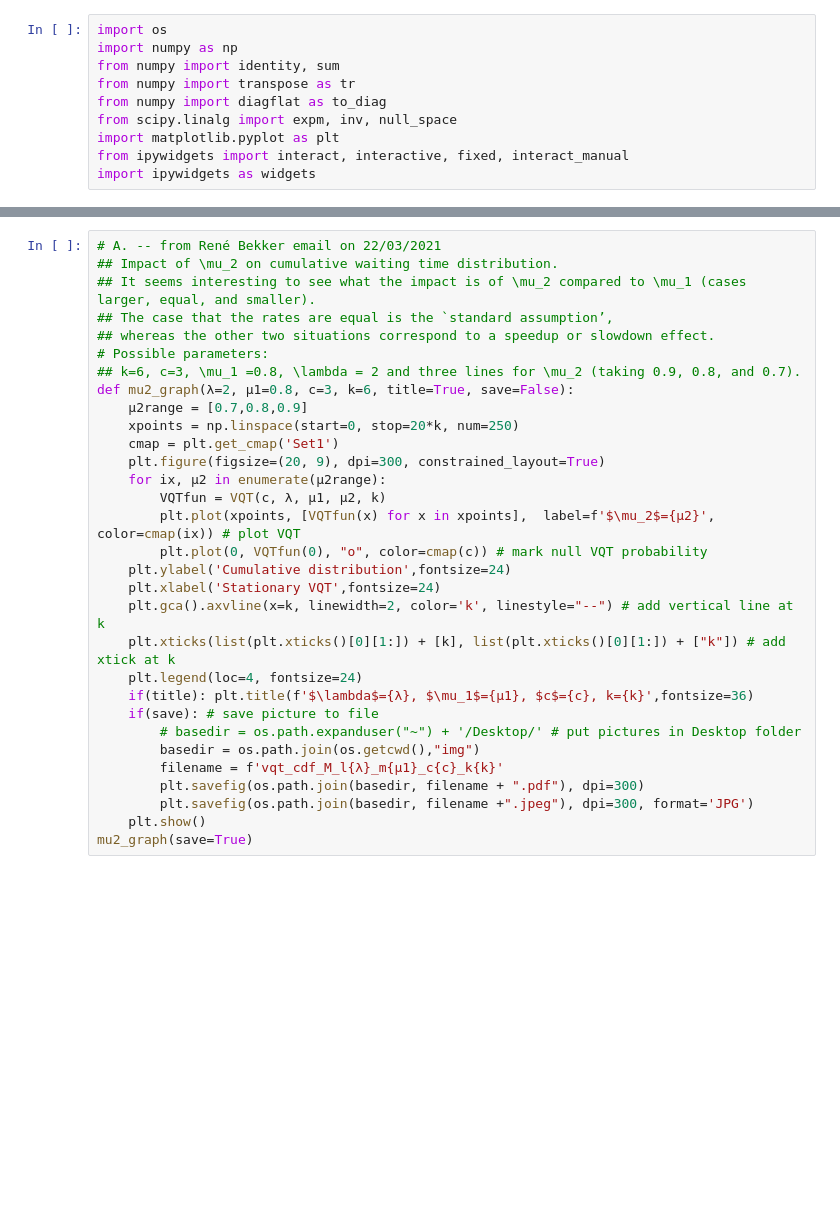
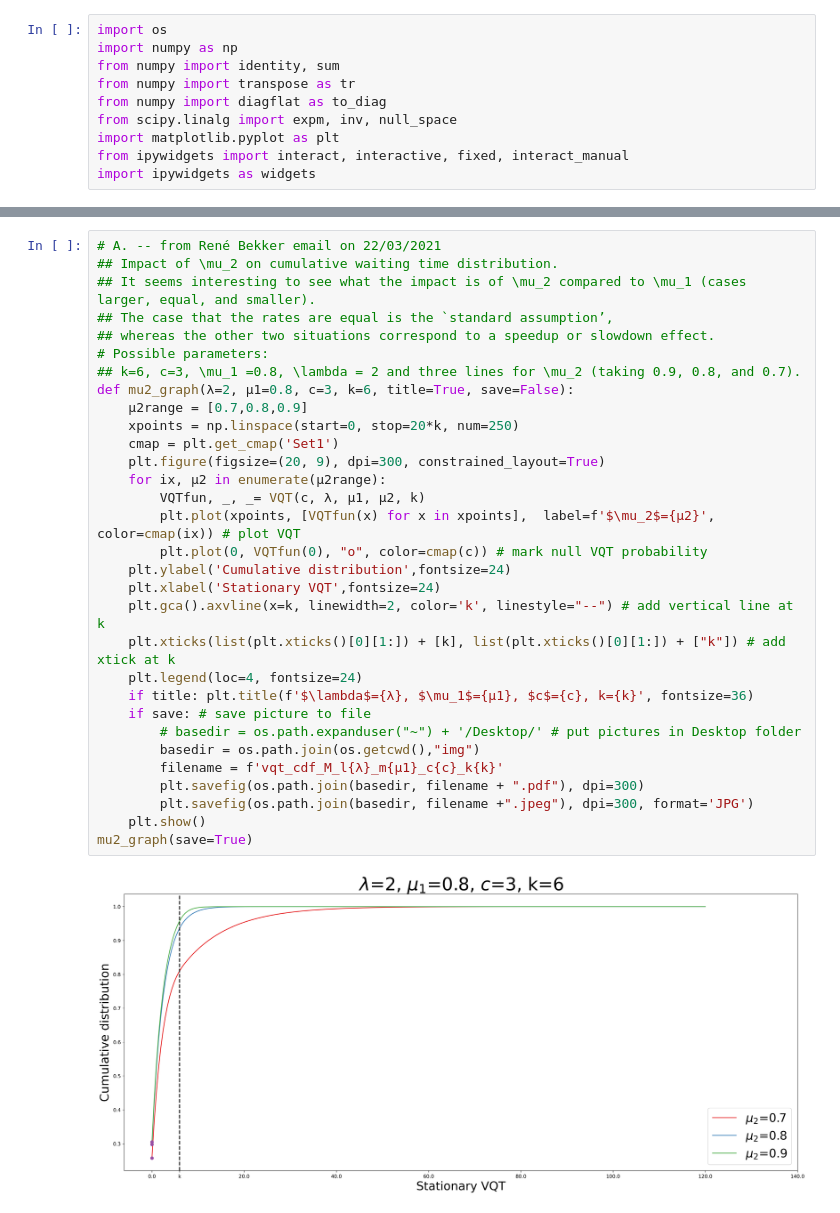
Before and after one commit to brdauria/VQTPlot, a Jupyter notebook: workload.ipynb, the cells around one changed output, grey strips where cells are left out. Cells and saved outputs as stored; diff of their text form; blank space fills up the shorter version.

Commit message:
generated mean plots

```diff
--- a/workload.ipynb
+++ b/workload.ipynb
@@ -193,34 +214,36 @@ interact(rho_graph, ρ=(0.1,0.9,0.1), μ1=(0.1,1,0.1), μ2=(0.8,2,0.1), k=(0.1,1
 # %%
 # A. -- from René Bekker email on 22/03/2021
 ## Impact of \mu_2 on cumulative waiting time distribution.
 ## It seems interesting to see what the impact is of \mu_2 compared to \mu_1 (cases larger, equal, and smaller).
 ## The case that the rates are equal is the `standard assumption’,
 ## whereas the other two situations correspond to a speedup or slowdown effect.
 # Possible parameters:
 ## k=6, c=3, \mu_1 =0.8, \lambda = 2 and three lines for \mu_2 (taking 0.9, 0.8, and 0.7).
 def mu2_graph(λ=2, μ1=0.8, c=3, k=6, title=True, save=False):
     μ2range = [0.7,0.8,0.9]
     xpoints = np.linspace(start=0, stop=20*k, num=250)
     cmap = plt.get_cmap('Set1')
     plt.figure(figsize=(20, 9), dpi=300, constrained_layout=True)
     for ix, μ2 in enumerate(μ2range):
-        VQTfun = VQT(c, λ, μ1, μ2, k)
+        VQTfun, _, _= VQT(c, λ, μ1, μ2, k)
         plt.plot(xpoints, [VQTfun(x) for x in xpoints],  label=f'$\mu_2$={μ2}', color=cmap(ix)) # plot VQT
         plt.plot(0, VQTfun(0), "o", color=cmap(c)) # mark null VQT probability
     plt.ylabel('Cumulative distribution',fontsize=24)
     plt.xlabel('Stationary VQT',fontsize=24)
     plt.gca().axvline(x=k, linewidth=2, color='k', linestyle="--") # add vertical line at k
     plt.xticks(list(plt.xticks()[0][1:]) + [k], list(plt.xticks()[0][1:]) + ["k"]) # add xtick at k
     plt.legend(loc=4, fontsize=24)
-    if(title): plt.title(f'$\lambda$={λ}, $\mu_1$={μ1}, $c$={c}, k={k}',fontsize=36)
-    if(save): # save picture to file
+    if title: plt.title(f'$\lambda$={λ}, $\mu_1$={μ1}, $c$={c}, k={k}', fontsize=36)
+    if save: # save picture to file
         # basedir = os.path.expanduser("~") + '/Desktop/' # put pictures in Desktop folder
         basedir = os.path.join(os.getcwd(),"img")
         filename = f'vqt_cdf_M_l{λ}_m{μ1}_c{c}_k{k}'
         plt.savefig(os.path.join(basedir, filename + ".pdf"), dpi=300)
         plt.savefig(os.path.join(basedir, filename +".jpeg"), dpi=300, format='JPG')
     plt.show()
 mu2_graph(save=True)
+# %% [output]
+[figure, added]
 # %%
 # B. -- from René Bekker email on 22/03/2021
 ## Impact of number of servers on cumulative waiting time distribution.
```
Also changed, not shown: parts of 9 cells of this notebook, 8 other files.
